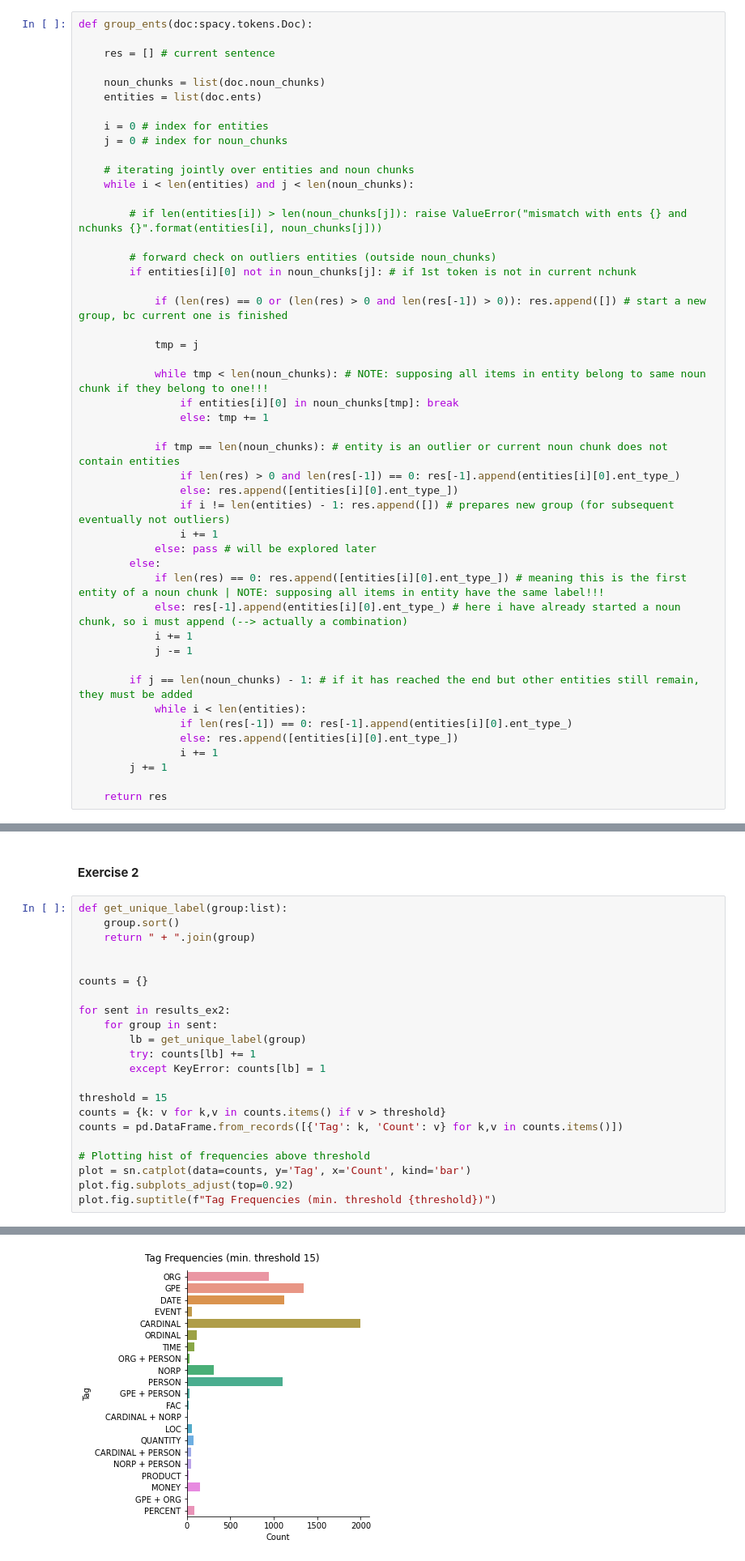
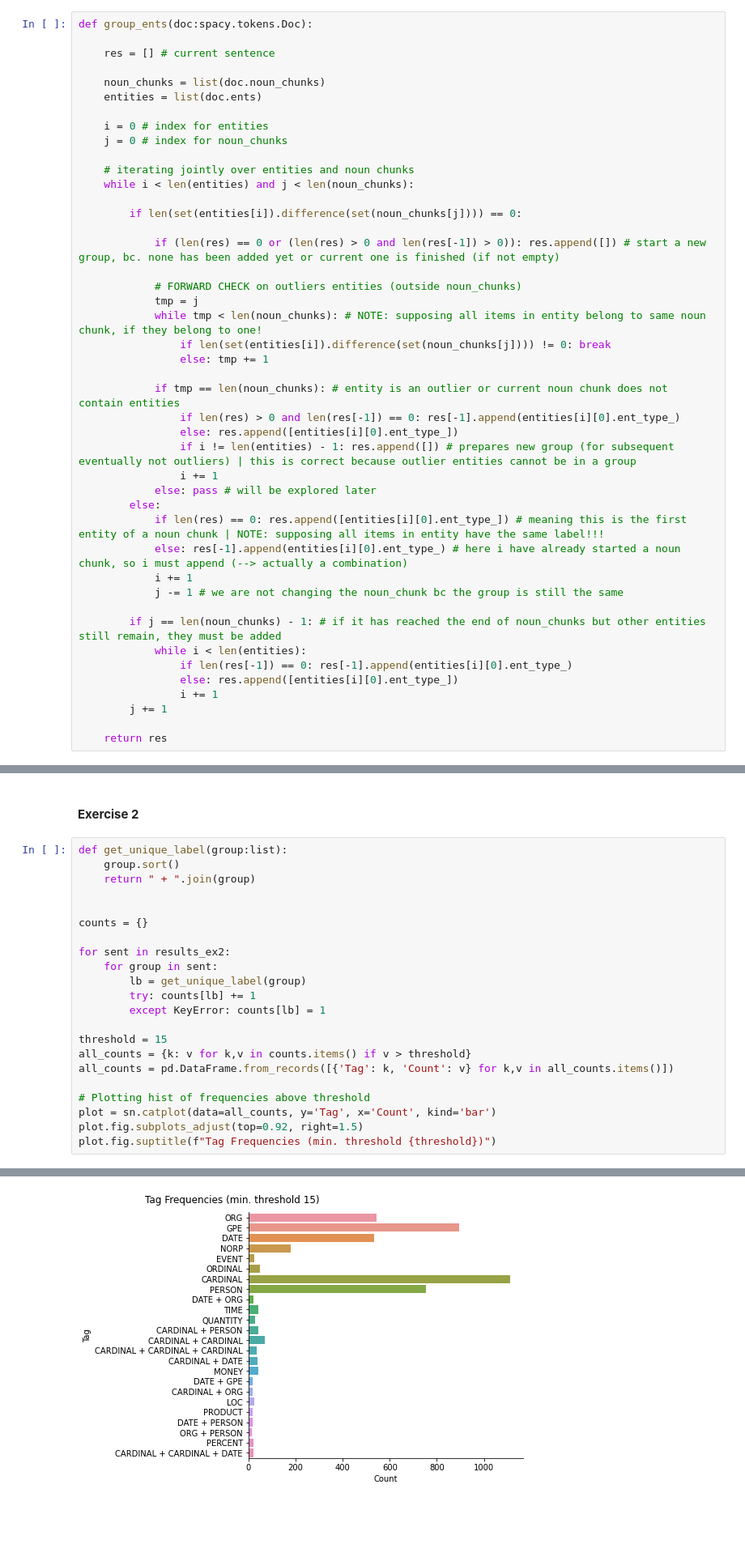
Before and after one commit to adefgreen98/NLU2021-Assignment2, a Jupyter notebook: code/Assignment2.ipynb, the cells around one changed output, grey strips where cells are left out. Shown at 81% size. Saved outputs shown, nothing was run; the diff lists cells and outputs as text; blank space fills up the shorter version.

```diff
--- a/code/Assignment2.ipynb
+++ b/code/Assignment2.ipynb
@@ -334,32 +352,29 @@ def group_ents(doc:spacy.tokens.Doc):
     # iterating jointly over entities and noun chunks
     while i < len(entities) and j < len(noun_chunks):
 
-        # if len(entities[i]) > len(noun_chunks[j]): raise ValueError("mismatch with ents {} and nchunks {}".format(entities[i], noun_chunks[j]))
+        if len(set(entities[i]).difference(set(noun_chunks[j]))) == 0:
 
-        # forward check on outliers entities (outside noun_chunks)
-        if entities[i][0] not in noun_chunks[j]: # if 1st token is not in current nchunk
+            if (len(res) == 0 or (len(res) > 0 and len(res[-1]) > 0)): res.append([]) # start a new group, bc. none has been added yet or current one is finished (if not empty)
 
-            if (len(res) == 0 or (len(res) > 0 and len(res[-1]) > 0)): res.append([]) # start a new group, bc current one is finished
-
+            # FORWARD CHECK on outliers entities (outside noun_chunks)
             tmp = j
-
-            while tmp < len(noun_chunks): # NOTE: supposing all items in entity belong to same noun chunk if they belong to one!!!
-                if entities[i][0] in noun_chunks[tmp]: break
+            while tmp < len(noun_chunks): # NOTE: supposing all items in entity belong to same noun chunk, if they belong to one!
+                if len(set(entities[i]).difference(set(noun_chunks[j]))) != 0: break
                 else: tmp += 1
 
             if tmp == len(noun_chunks): # entity is an outlier or current noun chunk does not contain entities
                 if len(res) > 0 and len(res[-1]) == 0: res[-1].append(entities[i][0].ent_type_)
                 else: res.append([entities[i][0].ent_type_])
-                if i != len(entities) - 1: res.append([]) # prepares new group (for subsequent eventually not outliers)
+                if i != len(entities) - 1: res.append([]) # prepares new group (for subsequent eventually not outliers) | this is correct because outlier entities cannot be in a group
                 i += 1
             else: pass # will be explored later
         else:
             if len(res) == 0: res.append([entities[i][0].ent_type_]) # meaning this is the first entity of a noun chunk | NOTE: supposing all items in entity have the same label!!!
             else: res[-1].append(entities[i][0].ent_type_) # here i have already started a noun chunk, so i must append (--> actually a combination)
             i += 1
-            j -= 1
+            j -= 1 # we are not changing the noun_chunk bc the group is still the same
 
-        if j == len(noun_chunks) - 1: # if it has reached the end but other entities still remain, they must be added
+        if j == len(noun_chunks) - 1: # if it has reached the end of noun_chunks but other entities still remain, they must be added
             while i < len(entities):
                 if len(res[-1]) == 0: res[-1].append(entities[i][0].ent_type_)
                 else: res.append([entities[i][0].ent_type_])
@@ -508,25 +529,25 @@ pd_tbl.round(decimals=3)
 # %%
 def get_unique_label(group:list):
     group.sort()
     return " + ".join(group)
 
 
 counts = {}
 
 for sent in results_ex2:
     for group in sent:
         lb = get_unique_label(group)
         try: counts[lb] += 1
         except KeyError: counts[lb] = 1
 
 threshold = 15
-counts = {k: v for k,v in counts.items() if v > threshold}
-counts = pd.DataFrame.from_records([{'Tag': k, 'Count': v} for k,v in counts.items()])
+all_counts = {k: v for k,v in counts.items() if v > threshold}
+all_counts = pd.DataFrame.from_records([{'Tag': k, 'Count': v} for k,v in all_counts.items()])
 
 # Plotting hist of frequencies above threshold
-plot = sn.catplot(data=counts, y='Tag', x='Count', kind='bar')
-plot.fig.subplots_adjust(top=0.92)
+plot = sn.catplot(data=all_counts, y='Tag', x='Count', kind='bar')
+plot.fig.subplots_adjust(top=0.92, right=1.5)
 plot.fig.suptitle(f"Tag Frequencies (min. threshold {threshold})")
 # %% [output]
 Text(0.5, 0.98, 'Tag Frequencies (min. threshold 15)')
-[figure, old version]
+[figure, new version]
```
Also changed, not shown: parts of 12 cells of this notebook.
